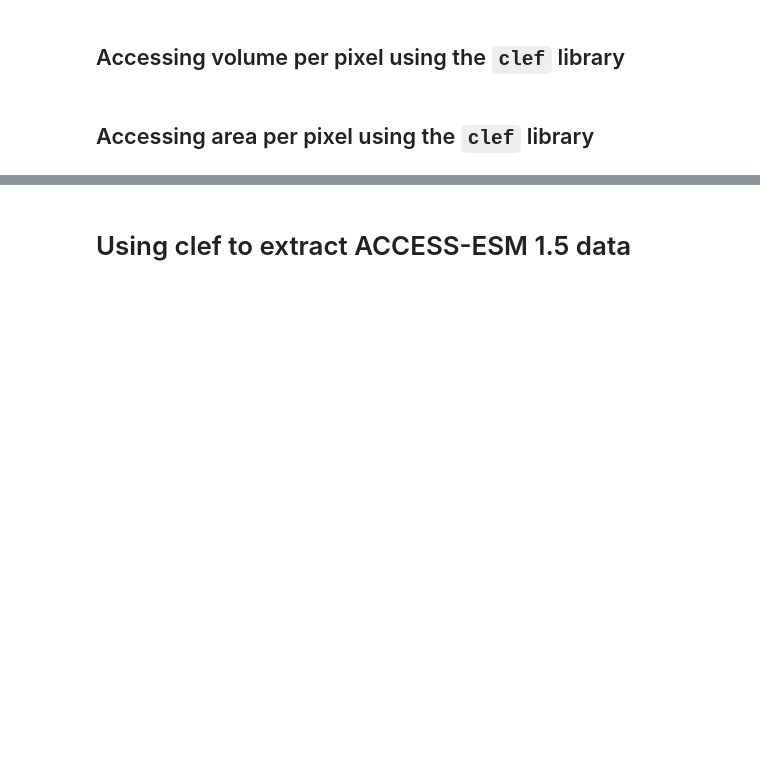
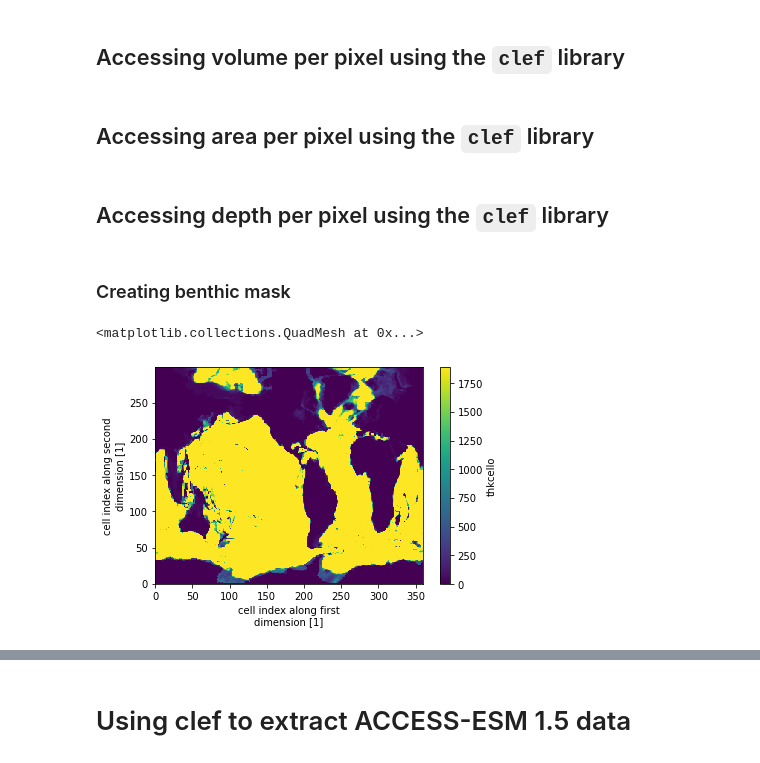
Before and after one commit to lidefi87/ACCESS_scripts_DFA, a Jupyter notebook: Scripts/MEASO/MEASO_space.ipynb, the cells around one changed output, grey strips where cells are left out. Drawn from its saved outputs; the diff is of its cells as text; code cells hidden in the pictures; blank space fills up the shorter version.

```diff
--- a/Scripts/MEASO/MEASO_space.ipynb
+++ b/Scripts/MEASO/MEASO_space.ipynb
@@ -117,5 +143,5 @@ cloud cover:
 # %%
-var = 'sic'
+var = 'sw_rad'
 
 #This dictionary contains the time periods of interest
 periods_interest = {'p1': np.arange(1890, 1911, 10),
@@ -162,3 +188,11 @@ area_file = uf.searchACCESS(var = 'areacello',
 area_df = uf.loadData(filelist = area_file,
                           var_name = 'areacello',
                           SO = True)
+# %% [markdown]
+## Accessing depth per pixel using the `clef` library
+# %%
+depth_file = uf.searchACCESS(var = 'thkcello',
+                        model = varDict[var]['model'],
+                        freq = 'fx',
+                        exp = varDict[var]['exp'],
+                        variant = varDict[var]['variant'])
@@ -164,0 +203,12 @@ area_df = uf.loadData(filelist = area_file,
+# %% [markdown]
+### Creating benthic mask
+# %%
+#Load depth data
+depth = xr.open_dataset(depth_file[0], mask_and_scale = True)
+#Extract levels shallower than 2000 meter deep
+max_2000 = depth.thkcello[depth.lev_bnds[:,1] < 2000][...]
+#Check mask up to 2000 m is correct
+max_2000.sum('lev').plot()
+# %% [output]
+<matplotlib.collections.QuadMesh at 0x...>
+[figure, added]
```
Also changed, not shown: parts of 15 cells of this notebook, 5 other files.
